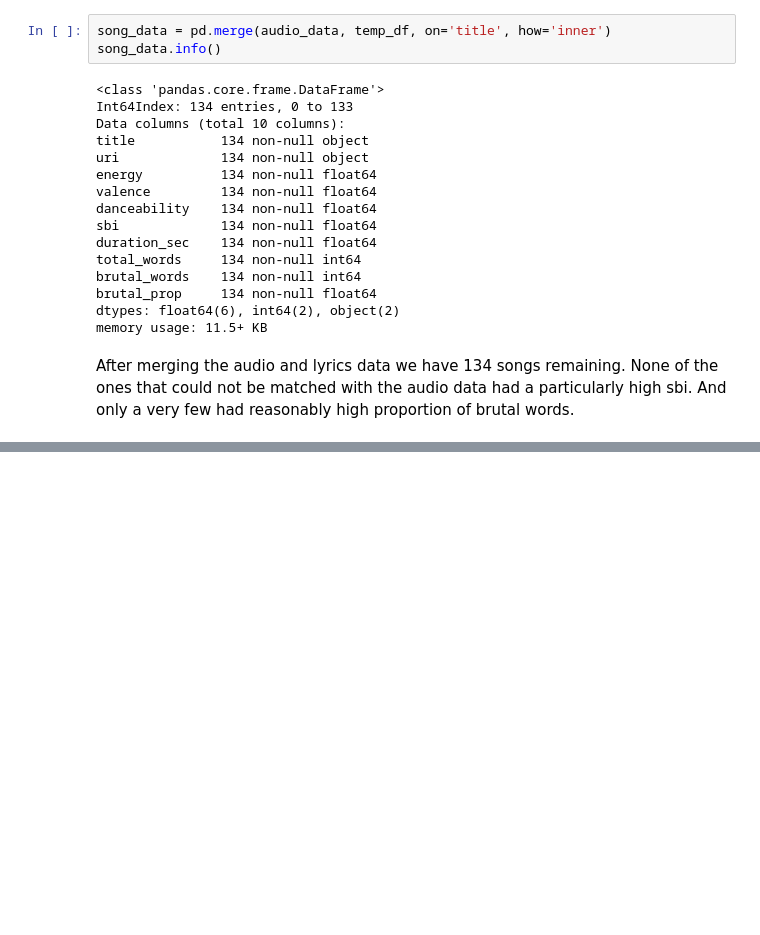
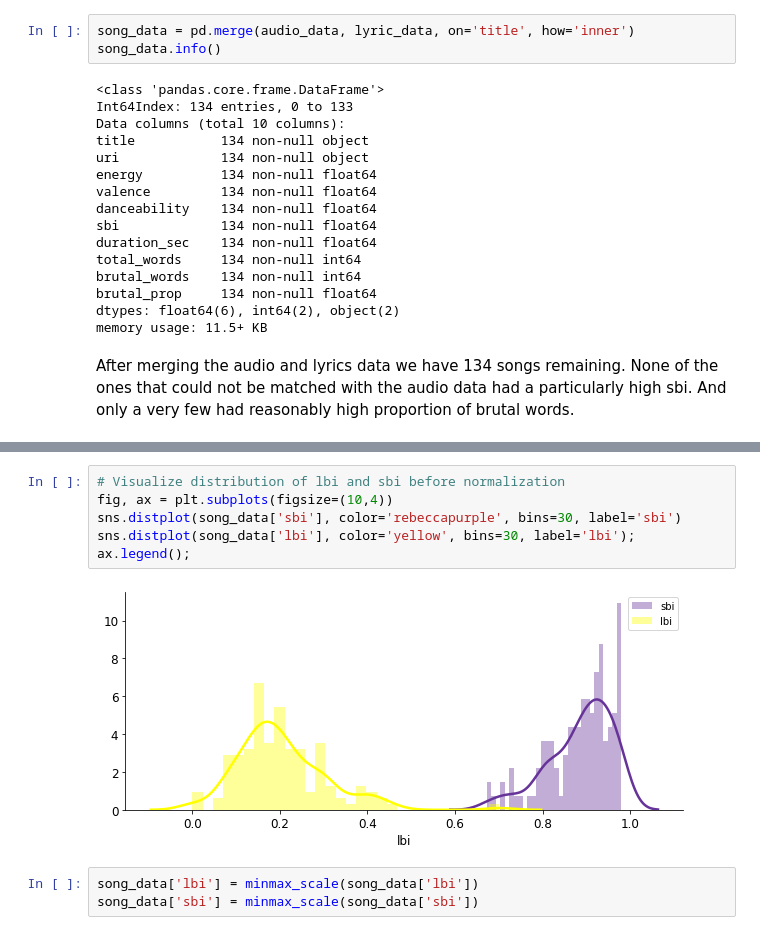
Before and after one commit to rbuerki/most-brutal-cannibal-corpse, a Jupyter notebook: 2-Text-Analysis-Lyrics.ipynb, the cells around one changed output, grey strips where cells are left out. Drawn from its saved outputs; the diff is of its cells as text; blank space fills up the shorter version.

```diff
--- a/2-Text-Analysis-Lyrics.ipynb
+++ b/2-Text-Analysis-Lyrics.ipynb
@@ -412,7 +401,7 @@ duration_sec    144 non-null float64
 dtypes: float64(5), object(2)
 memory usage: 8.0+ KB
 # %%
-song_data = pd.merge(audio_data, temp_df, on='title', how='inner')
+song_data = pd.merge(audio_data, lyric_data, on='title', how='inner')
 song_data.info()
 # %% [output]
 <class 'pandas.core.frame.DataFrame'>
@@ -447,0 +441,11 @@ LBI HAS TO BE NORMALIZED???, SBI TOO???
+# %%
+# Visualize distribution of lbi and sbi before normalization
+fig, ax = plt.subplots(figsize=(10,4))
+sns.distplot(song_data['sbi'], color='rebeccapurple', bins=30, label='sbi')
+sns.distplot(song_data['lbi'], color='yellow', bins=30, label='lbi');
+ax.legend();
+# %% [output]
+[figure, added]
+# %%
+song_data['lbi'] = minmax_scale(song_data['lbi'])
+song_data['sbi'] = minmax_scale(song_data['sbi'])
```
Also changed, not shown: parts of 18 cells of this notebook.
